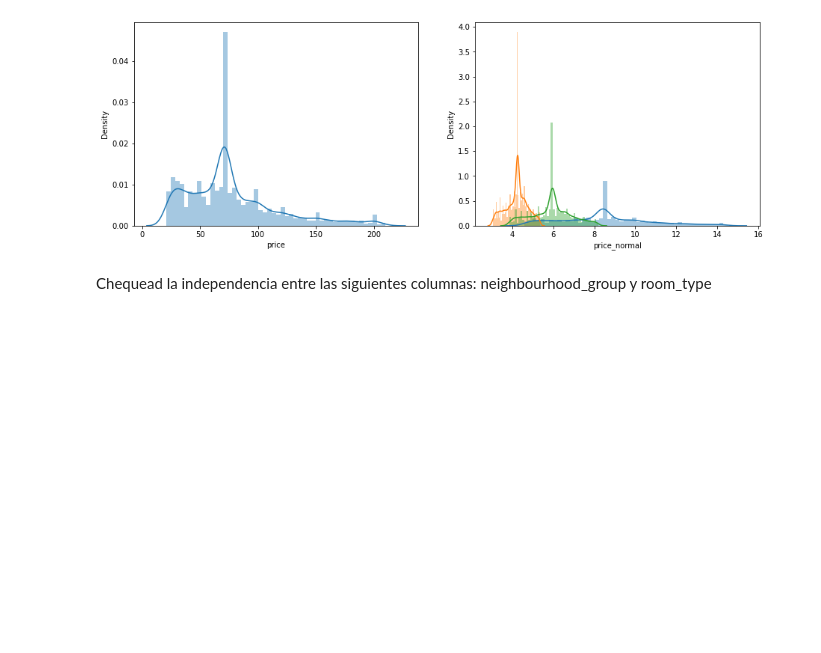
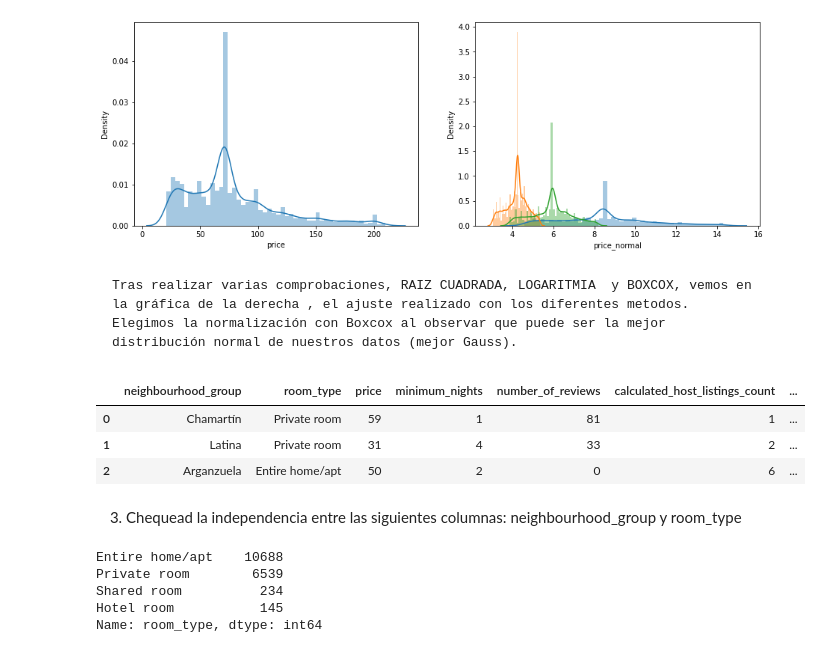
Before and after one commit to Adalab/Adalab-DA-promo-A-module-3-pairprog-3-pair-4-Alicia-Lidia, a Jupyter notebook: Test Estadísticos/test estadisticos 3/Pair estadisticos 3.ipynb, the cells around one changed output. Cells and saved outputs as stored; diff of their text form; code cells hidden in the pictures; blank space fills up the shorter version.

```diff
--- a/Test Estadísticos/test estadisticos 3/Pair estadisticos 3.ipynb
+++ b/Test Estadísticos/test estadisticos 3/Pair estadisticos 3.ipynb
@@ -177,5 +181,23 @@ sns.distplot(df_log['price_normal'], ax = axes[1])
 sns.distplot(df_boxcox['price_normal'], ax = axes[1]);
 # %% [output]
 [figure]
+# %% [markdown]
+    Tras realizar varias comprobaciones, RAIZ CUADRADA, LOGARITMIA  y BOXCOX, vemos en la gráfica de la derecha , el ajuste realizado con los diferentes metodos.
+    Elegimos la normalización con Boxcox al observar que puede ser la mejor distribución normal de nuestros datos (mejor Gauss).
+# %%
+df_boxcox.head(3)
+# %% [output]
+|  | neighbourhood_group | room_type | price | minimum_nights | number_of_reviews | calculated_host_listings_count | ... |
+| 0 | Chamartín | Private room | 59 | 1 | 81 | 1 | ... |
+| 1 | Latina | Private room | 31 | 4 | 33 | 2 | ... |
+| 2 | Arganzuela | Entire home/apt | 50 | 2 | 0 | 6 | ... |
 # %% [markdown]
-Chequead la independencia entre las siguientes columnas: neighbourhood_group y room_type
+3. Chequead la independencia entre las siguientes columnas: neighbourhood_group y room_type
+# %%
+df_boxcox.room_type.value_counts()
+# %% [output]
+Entire home/apt    10688
+Private room        6539
+Shared room          234
+Hotel room           145
+Name: room_type, dtype: int64
```
Also changed, not shown: parts of 19 cells of this notebook.
